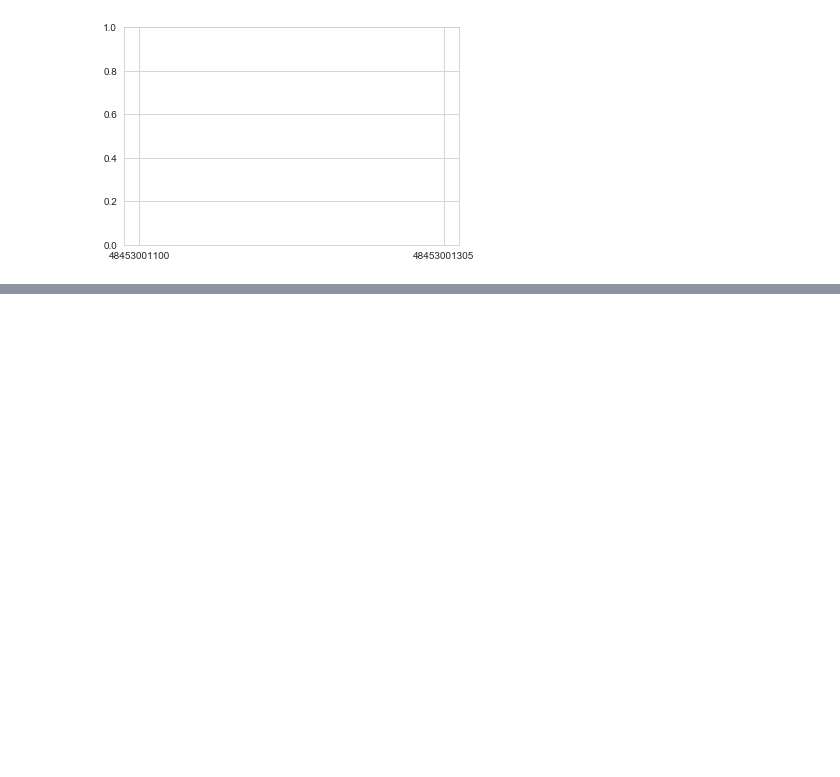
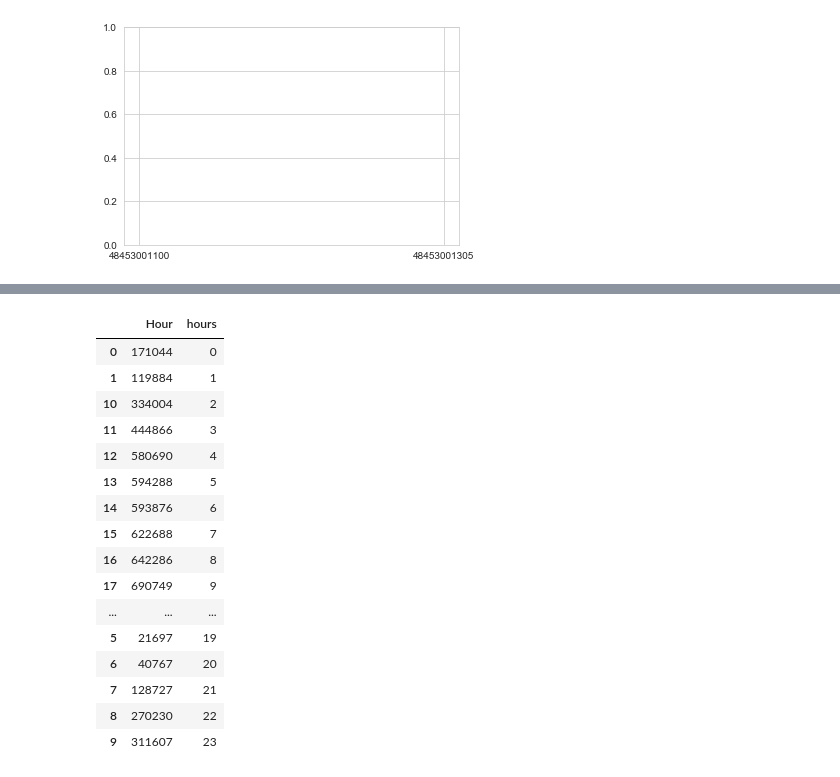
Before and after one commit to sheetalbongale/Scooters-In-Austin-Data-Analysis, a Jupyter notebook: Sheetal/Shared_Mobility_Sheetal.ipynb, the cells around one changed output, grey strips where cells are left out. Saved outputs shown, nothing was run; the diff lists cells and outputs as text; code cells hidden in the pictures; blank space fills up the shorter version.

```diff
--- a/Sheetal/Shared_Mobility_Sheetal.ipynb
+++ b/Sheetal/Shared_Mobility_Sheetal.ipynb
@@ -268,0 +279,20 @@ TypeError: only size-1 arrays can be converted to Python scalars
+# %%
+hourly_total
+# %% [output]
+|  | Hour | hours |
+| 0 | 171044 | 0 |
+| 1 | 119884 | 1 |
+| 10 | 334004 | 2 |
+| 11 | 444866 | 3 |
+| 12 | 580690 | 4 |
+| 13 | 594288 | 5 |
+| 14 | 593876 | 6 |
+| 15 | 622688 | 7 |
+| 16 | 642286 | 8 |
+| 17 | 690749 | 9 |
+| ... | ... | ... |
+| 5 | 21697 | 19 |
+| 6 | 40767 | 20 |
+| 7 | 128727 | 21 |
+| 8 | 270230 | 22 |
+| 9 | 311607 | 23 |
```
Also changed, not shown: parts of 2 cells of this notebook, 1 other file.
